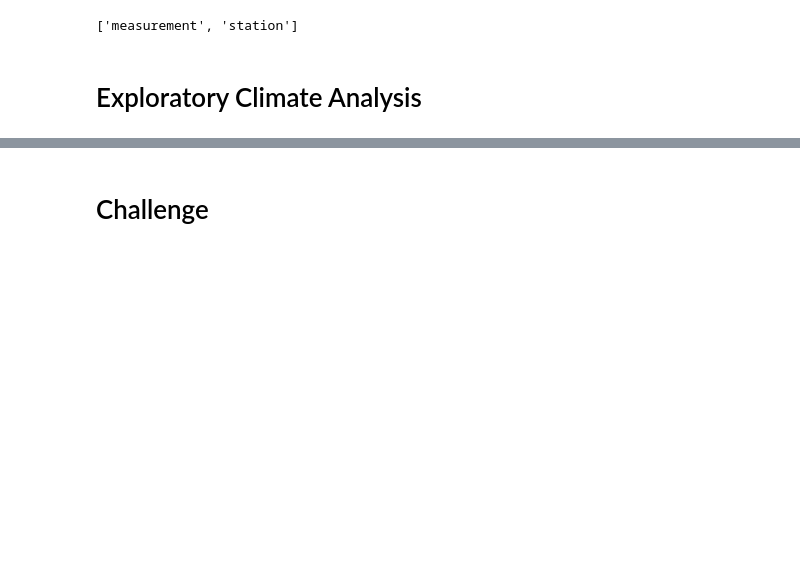
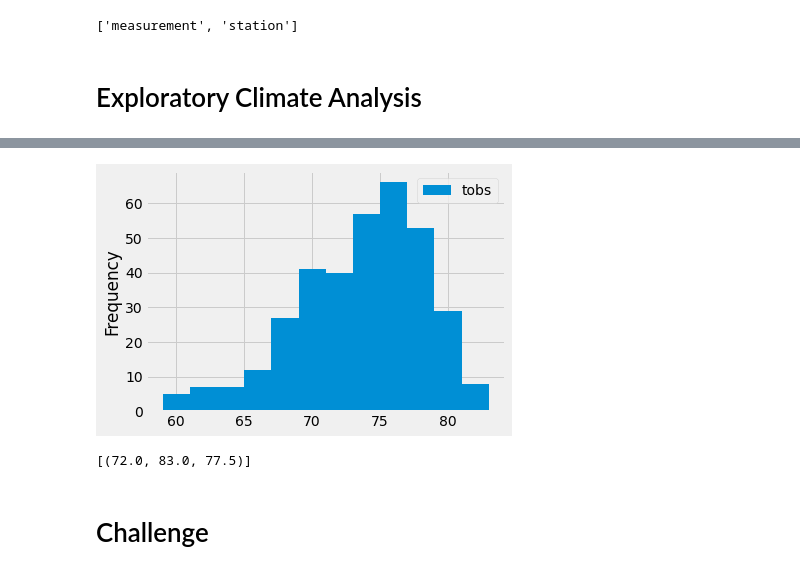
Before and after one commit to pratishthasingh1/surfs_up, a Jupyter notebook: climate_analysis.ipynb, the cells around one changed output, grey strips where cells are left out. Saved outputs shown, nothing was run; the diff lists cells and outputs as text; code cells hidden in the pictures; blank space fills up the shorter version.

```diff
--- a/climate_analysis.ipynb
+++ b/climate_analysis.ipynb
@@ -55,13 +55,16 @@ session = Session(engine)
 # %%
 # Design a query to retrieve the last 12 months of precipitation data and plot the results.
 #Starting from the last data point in the database.
+#prev_year = dt.date(2017, 8, 23)
+# Calculate the date one year from the last date in data set.
+prev_year = dt.date(2017, 8, 23) - dt.timedelta(days=365)
+# Perform a query to retrieve the data and precipitation scores
+## we created a variable to store the results
+## add session that was made earlier to query DB -- how to start SQLAlchemy queries
+## this function for this query takes 2 parameters
+## this function is filtering data that is older than a year form the last record date
+results = session.query(Measurement.date, Measurement.prcp).filter(Measurement.date >= prev_year).all()
 
-# Calculate the date one year from the last date in data set.
-
-# Perform a query to retrieve the data and precipitation scores
-
-# Save the query results as a Pandas DataFrame and set the index to the date column
-
-# Sort the dataframe by date
-
-# Use Pandas Plotting with Matplotlib to plot the data
+# Save the query results as a Pandas DataFrame
+df = pd.DataFrame(results, columns=['date', 'precipitation'])
+df
@@ -78,3 +153,11 @@ session = Session(engine)
 # %%
 # Choose the station with the highest number of temperature observations.
 # Query the last 12 months of temperature observation data for this station and plot the results as a histogram
+session.query(Measurement.tobs)
+results = session.query(Measurement.tobs).\
+    filter(Measurement.station == 'USC00519281').\
+    filter(Measurement.date >= prev_year).all()
+##print(results)
+
+df = pd.DataFrame(results, columns=['tobs'])
+df
@@ -81,5 +179,24 @@ session = Session(engine)
+# %%
+df.plot.hist(bins=12)
+plt.tight_layout()
+# %% [output]
+[figure, added]
 # %%
 # Write a function called `calc_temps` that will accept start date and end date in the format '%Y-%m-%d'
 # and return the minimum, average, and maximum temperatures for that range of dates
+def calc_temps(start_date, end_date):
+    """TMIN, TAVG, and TMAX for a list of dates.
+    Args:
+        start_date (string): A date string in the format %Y-%m-%d
+        end_date (string): A date string in the format %Y-%m-%d
+    Returns:
+        TMIN, TAVE, and TMAX
+    """
+    return session.query(func.min(Measurement.tobs), func.max(Measurement.tobs), func.avg(Measurement.tobs)).\
+        filter (Measurement.date >= start_date).\
+        filter (Measurement.date <= end_date).all()
+print(calc_temps("2017-08-01", "2017-08-03"))
+# %% [output]
+[(72.0, 83.0, 77.5)]
 # %% [markdown]
 # Challenge
```
Also changed, not shown: parts of 7 cells of this notebook, 4 other files.
